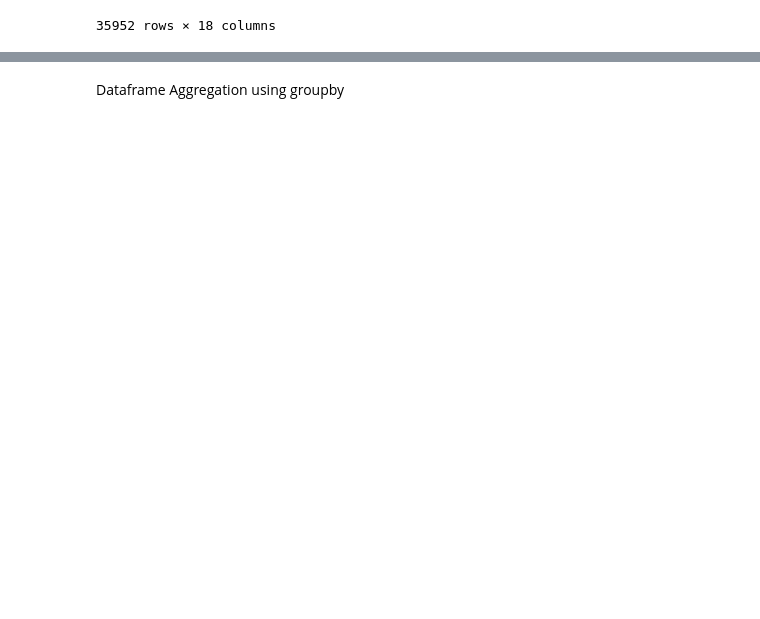
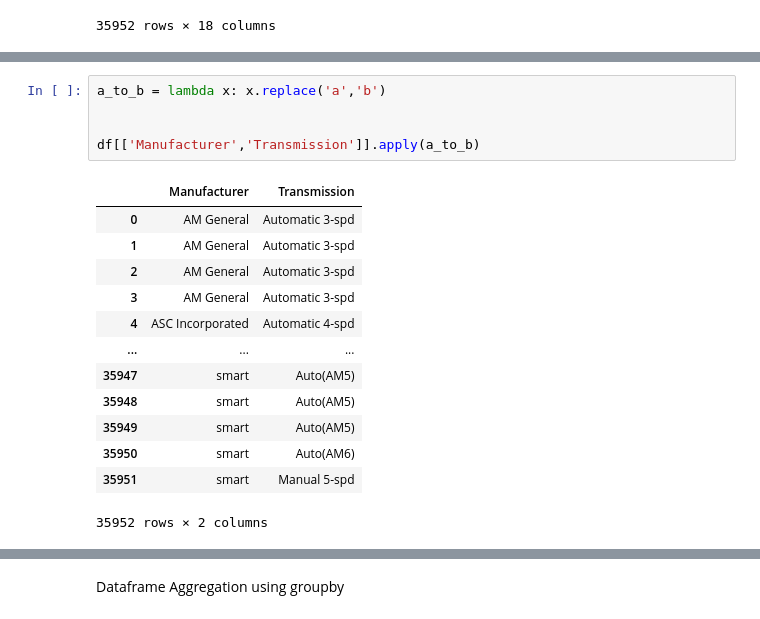
Before and after one commit to danielquer/data-pt-ber-08-20, a Jupyter notebook: Labs/module-1_labs/04_pandas/04_lab-data_cleaning/your-code/data_manipulation_class_dani.ipynb, the cells around one changed output, grey strips where cells are left out. Saved outputs shown, nothing was run; the diff lists cells and outputs as text; blank space fills up the shorter version.

```diff
--- a/Labs/module-1_labs/04_pandas/04_lab-data_cleaning/your-code/data_manipulation_class_dani.ipynb
+++ b/Labs/module-1_labs/04_pandas/04_lab-data_cleaning/your-code/data_manipulation_class_dani.ipynb
@@ -141,0 +225,19 @@ df
+# %%
+a_to_b = lambda x: x.replace('a','b')
+
+
+df[['Manufacturer','Transmission']].apply(a_to_b)
+# %% [output]
+|  | Manufacturer | Transmission |
+| 0 | AM General | Automatic 3-spd |
+| 1 | AM General | Automatic 3-spd |
+| 2 | AM General | Automatic 3-spd |
+| 3 | AM General | Automatic 3-spd |
+| 4 | ASC Incorporated | Automatic 4-spd |
+| ... | ... | ... |
+| 35947 | smart | Auto(AM5) |
+| 35948 | smart | Auto(AM5) |
+| 35949 | smart | Auto(AM5) |
+| 35950 | smart | Auto(AM6) |
+| 35951 | smart | Manual 5-spd |
+35952 rows × 2 columns
```
Also changed, not shown: parts of 20 cells of this notebook.
